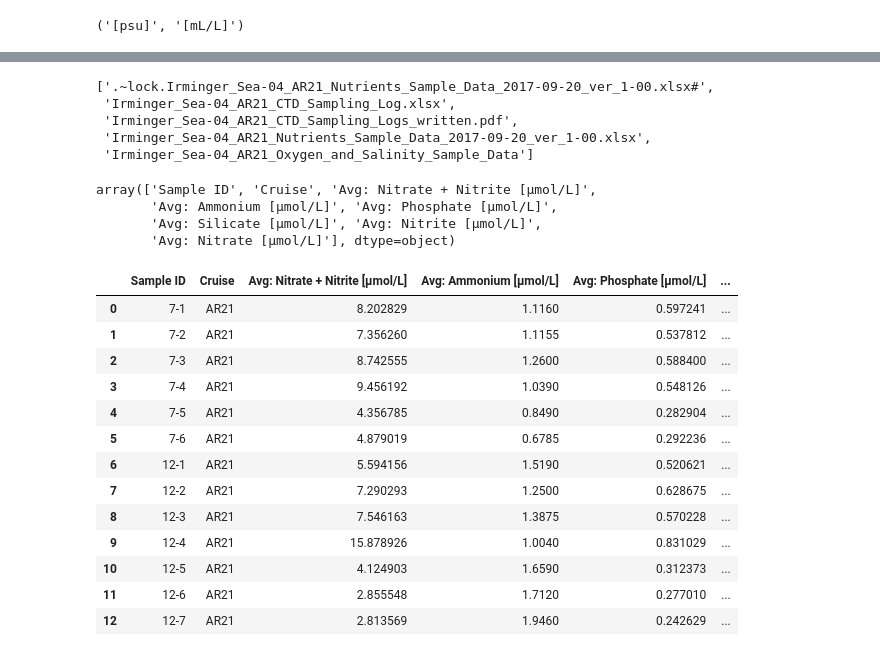
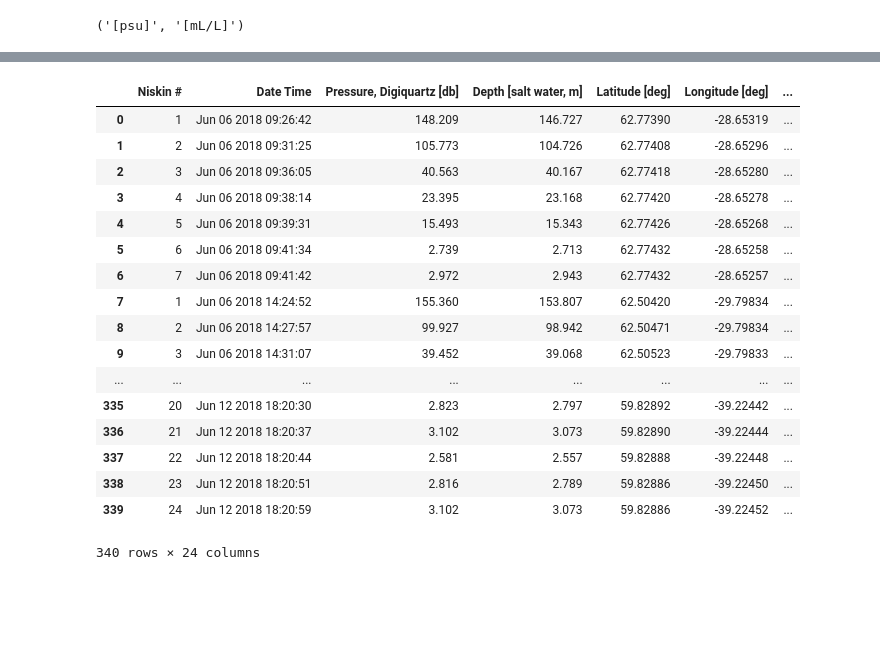
Before and after one commit to cooleyky/QAQC_Sandbox, a Jupyter notebook: Ship_data/btl_file_processing.ipynb, the cells around one changed output, grey strips where cells are left out. Saved outputs shown, nothing was run; the diff lists cells and outputs as text; code cells hidden in the pictures; blank space fills up the shorter version.

```diff
--- a/Ship_data/btl_file_processing.ipynb
+++ b/Ship_data/btl_file_processing.ipynb
@@ -329 +369,22 @@ result
+# %%
+result
+# %% [output]
+|  | Niskin # | Date Time | Pressure, Digiquartz [db] | Depth [salt water, m] | Latitude [deg] | Longitude [deg] | ... |
+| 0 | 1 | Jun 06 2018 09:26:42 | 148.209 | 146.727 | 62.77390 | -28.65319 | ... |
+| 1 | 2 | Jun 06 2018 09:31:25 | 105.773 | 104.726 | 62.77408 | -28.65296 | ... |
+| 2 | 3 | Jun 06 2018 09:36:05 | 40.563 | 40.167 | 62.77418 | -28.65280 | ... |
+| 3 | 4 | Jun 06 2018 09:38:14 | 23.395 | 23.168 | 62.77420 | -28.65278 | ... |
+| 4 | 5 | Jun 06 2018 09:39:31 | 15.493 | 15.343 | 62.77426 | -28.65268 | ... |
+| 5 | 6 | Jun 06 2018 09:41:34 | 2.739 | 2.713 | 62.77432 | -28.65258 | ... |
+| 6 | 7 | Jun 06 2018 09:41:42 | 2.972 | 2.943 | 62.77432 | -28.65257 | ... |
+| 7 | 1 | Jun 06 2018 14:24:52 | 155.360 | 153.807 | 62.50420 | -29.79834 | ... |
+| 8 | 2 | Jun 06 2018 14:27:57 | 99.927 | 98.942 | 62.50471 | -29.79834 | ... |
+| 9 | 3 | Jun 06 2018 14:31:07 | 39.452 | 39.068 | 62.50523 | -29.79833 | ... |
+| ... | ... | ... | ... | ... | ... | ... | ... |
+| 335 | 20 | Jun 12 2018 18:20:30 | 2.823 | 2.797 | 59.82892 | -39.22442 | ... |
+| 336 | 21 | Jun 12 2018 18:20:37 | 3.102 | 3.073 | 59.82890 | -39.22444 | ... |
+| 337 | 22 | Jun 12 2018 18:20:44 | 2.581 | 2.557 | 59.82888 | -39.22448 | ... |
+| 338 | 23 | Jun 12 2018 18:20:51 | 2.816 | 2.789 | 59.82886 | -39.22450 | ... |
+| 339 | 24 | Jun 12 2018 18:20:59 | 3.102 | 3.073 | 59.82886 | -39.22452 | ... |
+340 rows × 24 columns
 # %%
@@ -331,9 +391,0 @@ result.to_csv(dirpath+'Irminger-4_Summary.csv')
-# %%
-# Now, need to include the nutrient bottle data
-os.listdir('Irminger/Irminger-4/Water Sampling')
-# %% [output]
-['.~lock.Irminger_Sea-04_AR21_Nutrients_Sample_Data_2017-09-20_ver_1-00.xlsx#',
- 'Irminger_Sea-04_AR21_CTD_Sampling_Log.xlsx',
- 'Irminger_Sea-04_AR21_CTD_Sampling_Logs_written.pdf',
- 'Irminger_Sea-04_AR21_Nutrients_Sample_Data_2017-09-20_ver_1-00.xlsx',
- 'Irminger_Sea-04_AR21_Oxygen_and_Salinity_Sample_Data']
@@ -342,24 +391,0 @@ nutrients = pd.read_excel('Irminger/Irminger-4/Water Sampling/Irminger_Sea-04_AR
-# %%
-nutrients.columns.values
-# %% [output]
-array(['Sample ID', 'Cruise', 'Avg: Nitrate + Nitrite [µmol/L]',
-       'Avg: Ammonium [µmol/L]', 'Avg: Phosphate [µmol/L]',
-       'Avg: Silicate [µmol/L]', 'Avg: Nitrite [µmol/L]',
-       'Avg: Nitrate [µmol/L]'], dtype=object)
-# %%
-nutrients
-# %% [output]
-|  | Sample ID | Cruise | Avg: Nitrate + Nitrite [µmol/L] | Avg: Ammonium [µmol/L] | Avg: Phosphate [µmol/L] | ... |
-| 0 | 7-1 | AR21 | 8.202829 | 1.1160 | 0.597241 | ... |
-| 1 | 7-2 | AR21 | 7.356260 | 1.1155 | 0.537812 | ... |
-| 2 | 7-3 | AR21 | 8.742555 | 1.2600 | 0.588400 | ... |
-| 3 | 7-4 | AR21 | 9.456192 | 1.0390 | 0.548126 | ... |
-| 4 | 7-5 | AR21 | 4.356785 | 0.8490 | 0.282904 | ... |
-| 5 | 7-6 | AR21 | 4.879019 | 0.6785 | 0.292236 | ... |
-| 6 | 12-1 | AR21 | 5.594156 | 1.5190 | 0.520621 | ... |
-| 7 | 12-2 | AR21 | 7.290293 | 1.2500 | 0.628675 | ... |
-| 8 | 12-3 | AR21 | 7.546163 | 1.3875 | 0.570228 | ... |
-| 9 | 12-4 | AR21 | 15.878926 | 1.0040 | 0.831029 | ... |
-| 10 | 12-5 | AR21 | 4.124903 | 1.6590 | 0.312373 | ... |
-| 11 | 12-6 | AR21 | 2.855548 | 1.7120 | 0.277010 | ... |
-| 12 | 12-7 | AR21 | 2.813569 | 1.9460 | 0.242629 | ... |
```
Also changed, not shown: parts of 43 cells of this notebook, 3 other files.
